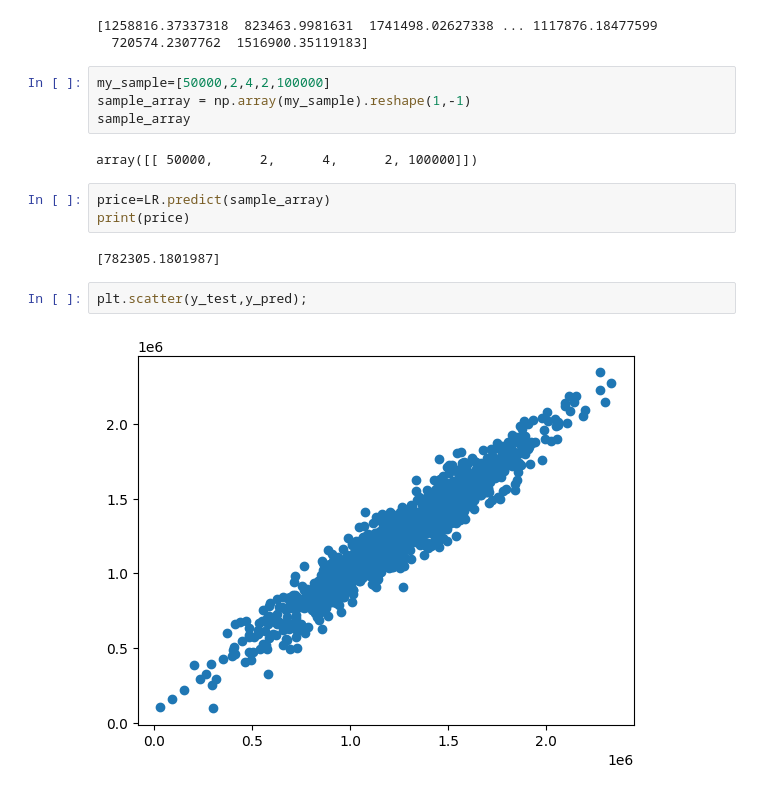
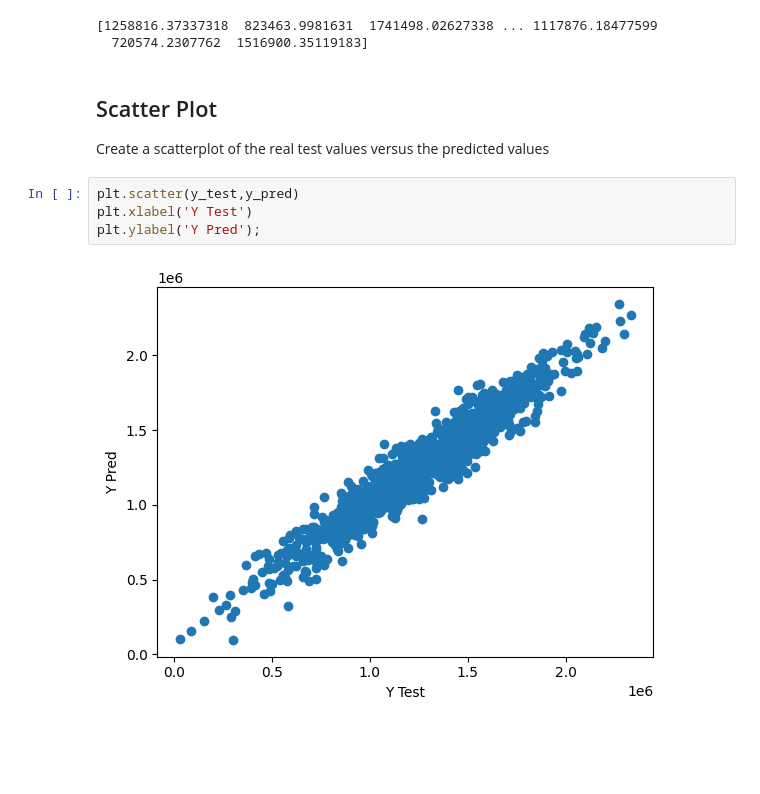
Before and after one commit to fay421/ML_Projects, a Jupyter notebook: USA_Housing_Price.ipynb, the cells around one changed output. Cells and saved outputs as stored; diff of their text form; blank space fills up the shorter version.

```diff
--- a/USA_Housing_Price.ipynb
+++ b/USA_Housing_Price.ipynb
@@ -134,18 +177,12 @@ print(y_pred)
 # %% [output]
 [1258816.37337318  823463.9981631  1741498.02627338 ... 1117876.18477599
   720574.2307762  1516900.35119183]
-# %%
-my_sample=[50000,2,4,2,100000]
-sample_array = np.array(my_sample).reshape(1,-1)
-sample_array
-# %% [output]
-array([[ 50000,      2,      4,      2, 100000]])
-# %%
-price=LR.predict(sample_array)
-print(price)
-# %% [output]
-[782305.1801987]
+# %% [markdown]
+## Scatter Plot
+Create a scatterplot of the real test values versus the predicted values
 # %%
-plt.scatter(y_test,y_pred);
+plt.scatter(y_test,y_pred)
+plt.xlabel('Y Test')
+plt.ylabel('Y Pred');
 # %% [output]
-[figure, old version]
+[figure, new version]
```
Also changed, not shown: parts of 42 cells of this notebook.
